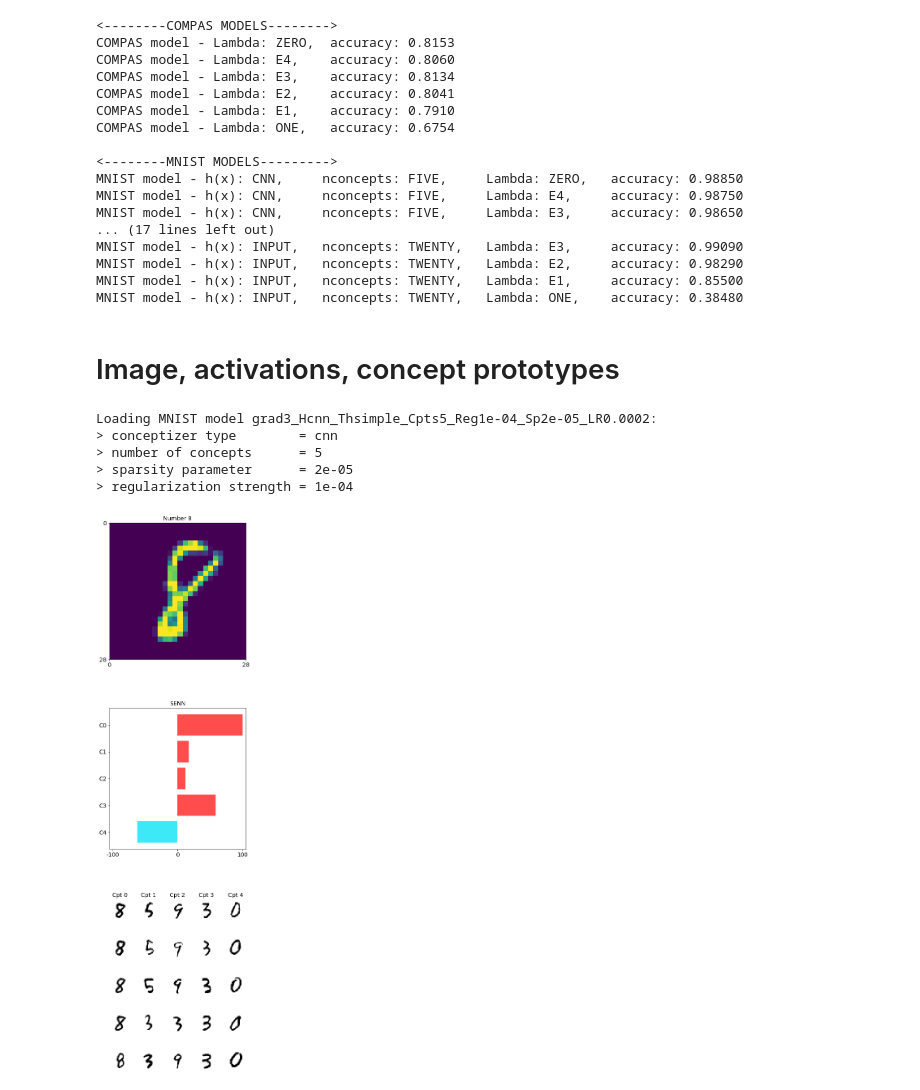
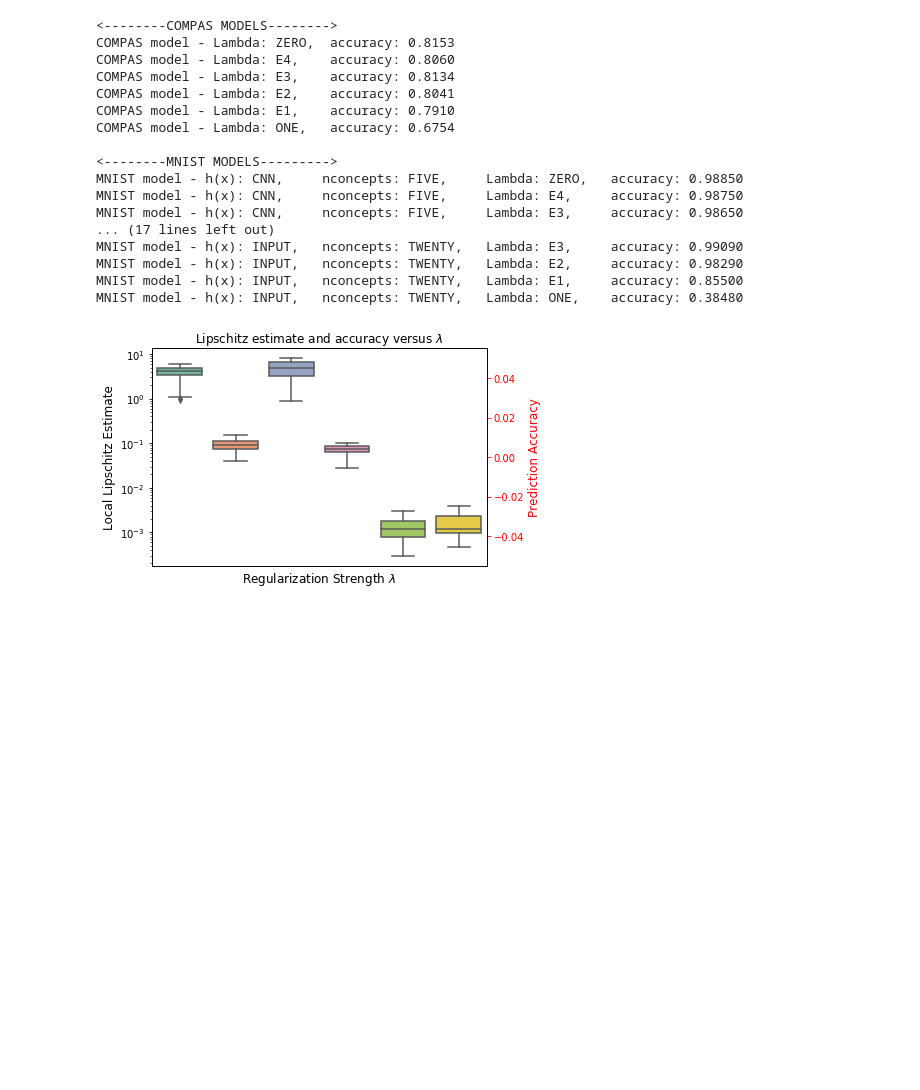
Before and after one commit to ricokoff/FACT-AI, a Jupyter notebook: SENN/Notebook.ipynb, the cells around one changed output. Cells and saved outputs as stored; diff of their text form; code cells hidden in the pictures; blank space fills up the shorter version.

```diff
--- a/SENN/Notebook.ipynb
+++ b/SENN/Notebook.ipynb
@@ -103,7 +129,7 @@ print("<--------COMPAS MODELS-------->")
 compass_acc = []
 for reg in RegLambda:
     model = load_compas(reg, False)
-    acc = compas.evaluate(model, test, print_freq=0, return_acc=True)
+    acc = compas.evaluate(model, COMPAS_TEST_SET, print_freq=0, return_acc=True)
     compass_acc.append(acc)
     strreg = ("Lambda: " + str(reg)[10:] + ",").ljust(14, ' ')
     print("COMPAS model - %s accuracy: %0.4f" %(strreg, acc))
@@ -138,17 +164,17 @@ MNIST model - h(x): INPUT,   nconcepts: TWENTY,   Lambda: E3,     accuracy: 0.99
 MNIST model - h(x): INPUT,   nconcepts: TWENTY,   Lambda: E2,     accuracy: 0.98290
 MNIST model - h(x): INPUT,   nconcepts: TWENTY,   Lambda: E1,     accuracy: 0.85500
 MNIST model - h(x): INPUT,   nconcepts: TWENTY,   Lambda: ONE,    accuracy: 0.38480
-# %% [markdown]
-# Image, activations, concept prototypes
-# %%
-model = load_mnist(n_concepts=NConcepts.FIVE)
-# %% [output]
-Loading MNIST model grad3_Hcnn_Thsimple_Cpts5_Reg1e-04_Sp2e-05_LR0.0002:
-> conceptizer type        = cnn
-> number of concepts      = 5
-> sparsity parameter      = 2e-05
-> regularization strength = 1e-04
-# %%
-mnist.im_act_con_plot(model, 8, layout='vertical', top_k=5)
-# %% [output]
-[figure, removed]
+# %%
+compas_acc = []
+for reg in RegLambda:
+    model = load_compas(reg, show_specs=False)
+    acc = compas.evaluate(model, COMPAS_TEST_SET, print_freq=0, return_acc=True)
+#     compas_acc.append(acc)
+
+compas.lipschitz_accuracy_plot(models=[load_compas(reg_lambda=l, show_specs=False) for l in RegLambda],
+                       reg_lambdas=[l for l in RegLambda],
+                        dataset=COMPAS_TEST_SET,
+                        accuracies=compas_acc
+                       )
+# %% [output]
+[figure, added]
```
Also changed, not shown: parts of 10 cells of this notebook, 35 other files.
